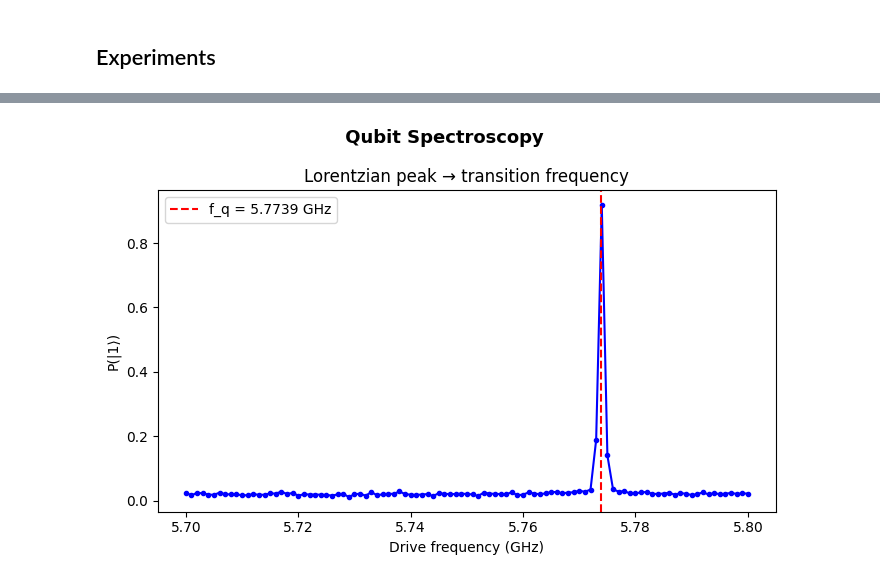
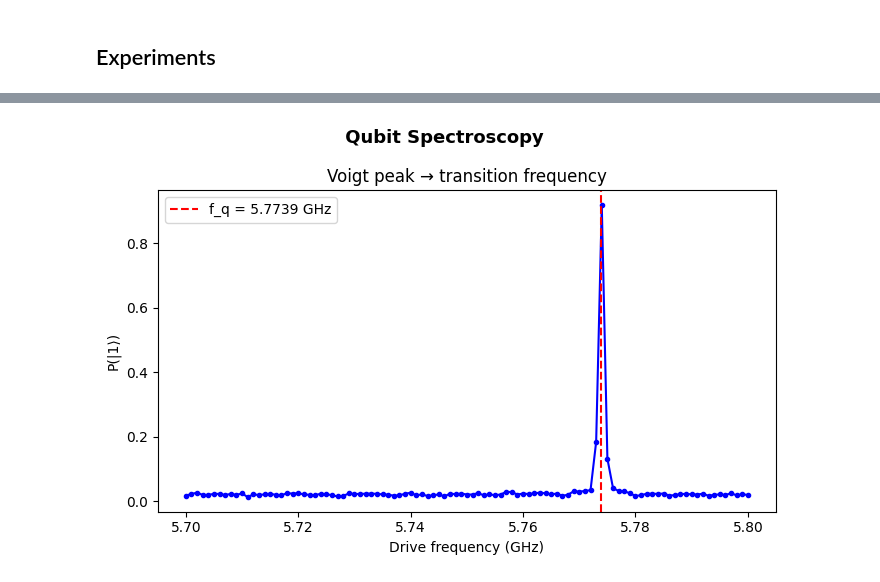
Before and after one commit to bhumikatanikonda/ZturingMachine, a Jupyter notebook: preparatory tasks.ipynb, the cells around one changed output, grey strips where cells are left out. Cells and saved outputs as stored; diff of their text form; code cells hidden in the pictures.

```diff
--- a/preparatory tasks.ipynb
+++ b/preparatory tasks.ipynb
@@ -496,7 +490,7 @@ print("\n[STEP 1] Qubit Spectroscopy")
 freqs, P1_spec, f_q, f_err= qubit_spectroscopy(
     virtual_qubit, session, device_setup, q0_loneq,
     freq_start=5.7e9, freq_stop=5.8e9, n_points=101,
-    shots=2000, pulse_length=2e-6, fit_type= "lorentzian"
+    shots=2000, pulse_length=2e-6, fit_type= "voigt"
 )
 print(f"  → Transition frequency: f_q = {f_q/1e9:.7f} GHz")
 print(f"  → error in Transition frequency: f_err = {f_err/1e9:.7f} GHz")
@@ -507,7 +501,7 @@ ax.plot(freqs / 1e9, P1_spec, "b.-")
 ax.axvline(f_q / 1e9, color="red", linestyle="--", label=f"f_q = {f_q/1e9:.4f} GHz")
 ax.set_xlabel("Drive frequency (GHz)")
 ax.set_ylabel("P(|1⟩)")
-ax.set_title("Lorentzian peak → transition frequency")
+ax.set_title("Voigt peak → transition frequency")
 ax.legend()
 plt.tight_layout()
 plt.savefig("step1_spectroscopy.png", dpi=150)
@@ -533,4 +527,4 @@ plt.show()
-[figure, old version]
+[figure, new version]
 # %%
 # --------------------------------------------------------
 # STEP 2: Amplitude Rabi
```
Also changed, not shown: parts of 6 cells of this notebook.
